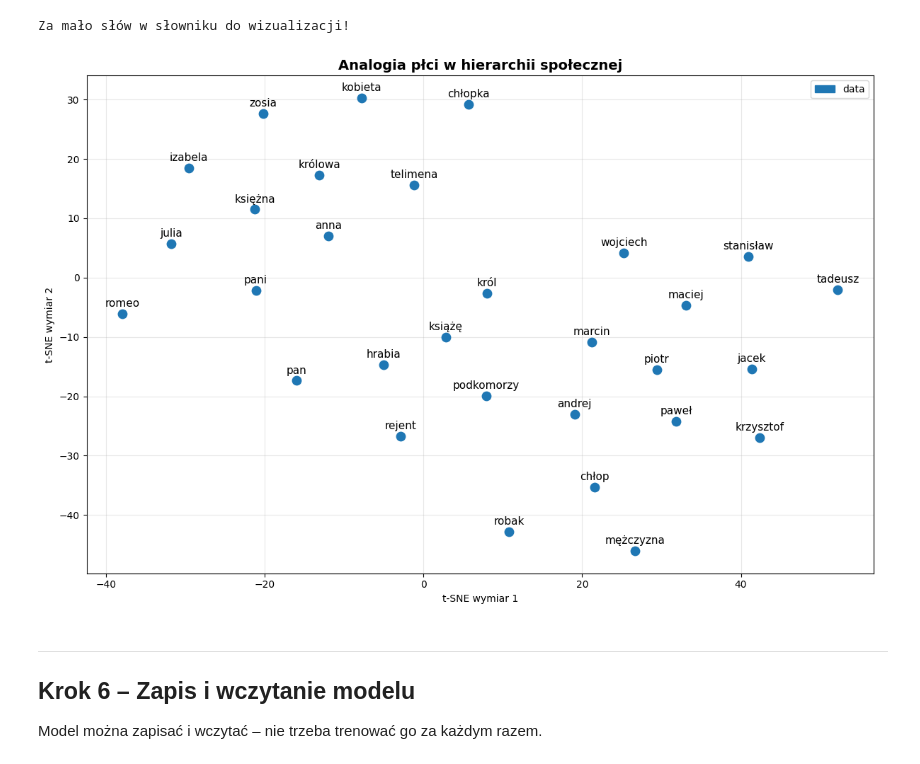
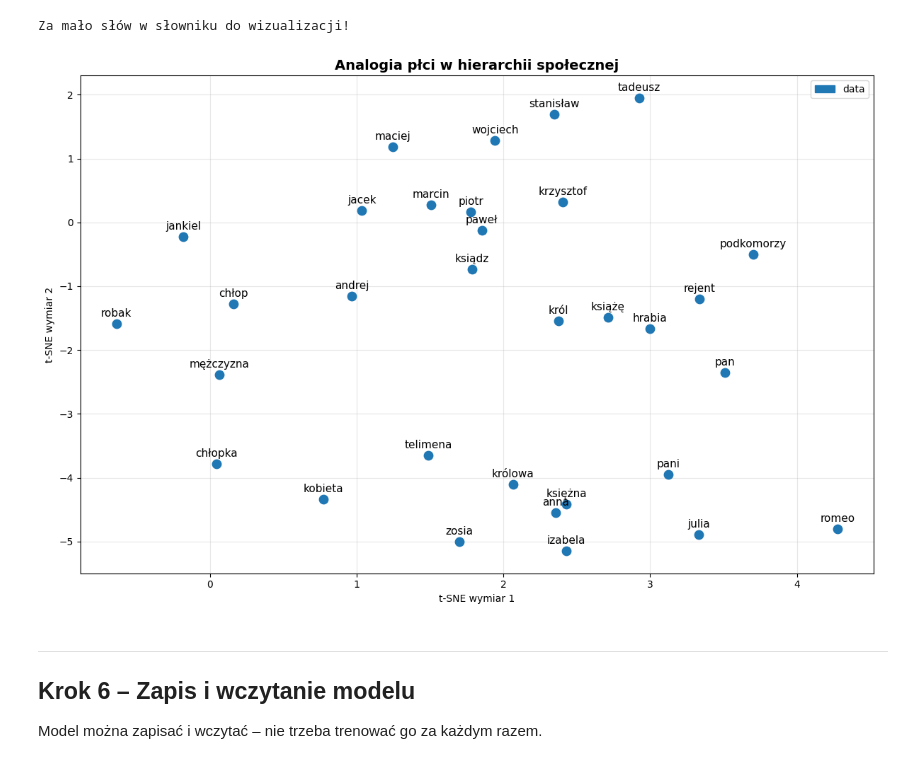
Before and after one commit to marcinkieruzel/w2v, a Jupyter notebook: WORD_2_VECTOR/word2vec_tutorial.ipynb, the cells around one changed output. Saved outputs shown, nothing was run; the diff lists cells and outputs as text; code cells hidden in the pictures.

```diff
--- a/WORD_2_VECTOR/word2vec_tutorial.ipynb
+++ b/WORD_2_VECTOR/word2vec_tutorial.ipynb
@@ -445,13 +445,13 @@ Za mało słów w słowniku do wizualizacji!
 # %%
 # Wizualizacja analogii: król - mężczyzna + kobieta = królowa?
 grupy_analogii = {
-    "data": ["romeo", "julia", "tadeusz", "zosia", "hrabia", "telimena", "andrej", "podkomorzy", "rejent", "król", "królowa", "książę", "księżna", "pan", "pani", "chłop", "chłopka", "mężczyzna", "kobieta", "robak", "stanisław", "izabela", "wojciech", "maciej", "krzysztof", "anna", "marcin", "piotr", "paweł", "jacek"],
+    "data": ["romeo", "julia", "tadeusz", "zosia", "hrabia", "telimena", "andrej", "podkomorzy", "rejent", "król", "królowa", "książę", "księżna", "pan", "pani", "chłop", "chłopka", "mężczyzna", "kobieta", "robak", "stanisław", "izabela", "wojciech", "maciej", "krzysztof", "anna", "marcin", "piotr", "paweł", "jacek", "ksiądz", "jankiel"],
     # "postacie": ["król", "królowa", "książę", "księżna", "pan", "pani", "chłop", "chłopka"]
 }
 
 wizualizuj_tsne(grupy_analogii, "Analogia płci w hierarchii społecznej")
 # %% [output]
-[figure, old version]
+[figure, new version]
 # %% [markdown]
 ---
 ## Krok 6 – Zapis i wczytanie modelu
```
Also changed, not shown: parts of 6 cells of this notebook, 6 other files.
